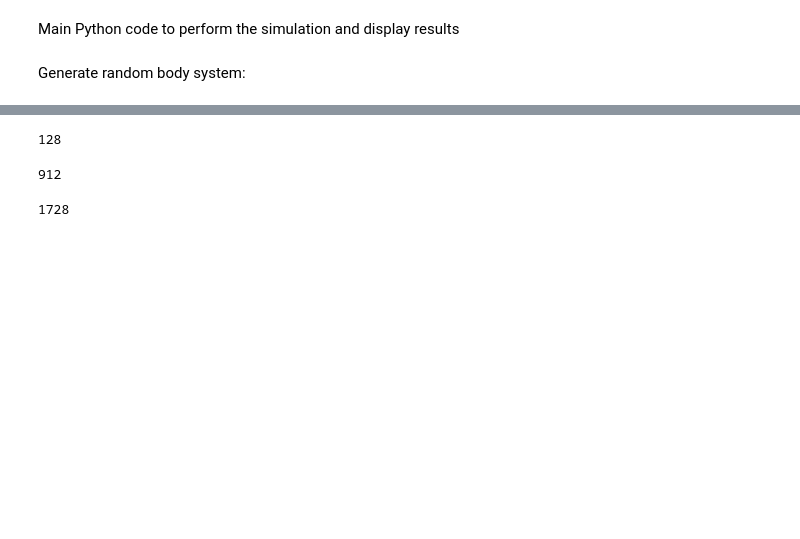
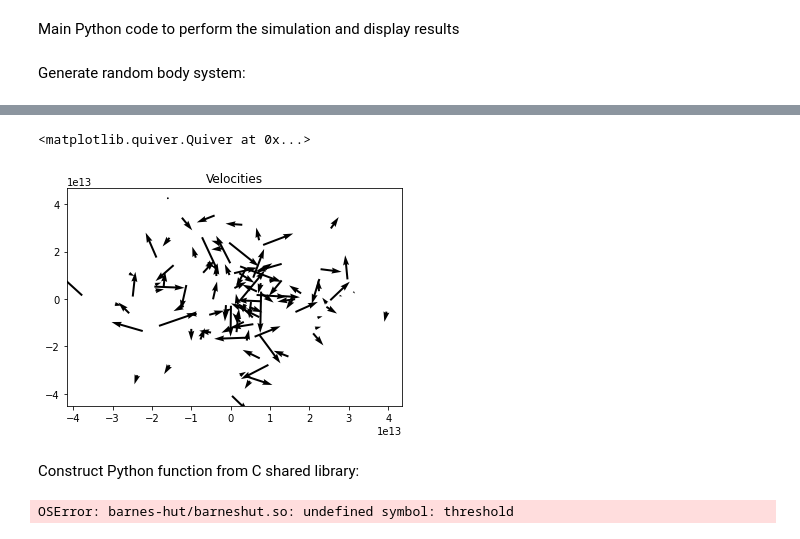
Before and after one commit to integraledelebesgue/Astrophisics, a Jupyter notebook: Simulation1/simulation1.ipynb, the cells around one changed output, grey strips where cells are left out. Drawn from its saved outputs; the diff is of its cells as text; code cells hidden in the pictures; blank space fills up the shorter version.

Commit message:
Compiled C prototype, Python usage attempt.

```diff
--- a/Simulation1/simulation1.ipynb
+++ b/Simulation1/simulation1.ipynb
@@ -46,12 +53,15 @@ from sys import getsizeof
-# %%
-getsizeof(bodies)  # np.dot - 2x więcej niż zip
-# %% [output]
-128
-# %%
-getsizeof(masses)
-# %% [output]
-912
-# %%
-getsizeof(positions)
-# %% [output]
-1728
+# %%
+plt.title('Velocities')
+plt.quiver(positions[:,0], positions[:,1], velocities[:,0], velocities[:,1])
+# %% [output]
+<matplotlib.quiver.Quiver at 0x...>
+[figure, added]
+# %% [markdown]
+Construct Python function from C shared library:
+# %%
+lib = cdll.LoadLibrary("barnes-hut/barneshut.so")
+computeForces = lib.perform
+computeForces.restype = ndpointer(dtype=c_double,
+                          shape=(count,2))
+# %% [output]
+OSError: barnes-hut/barneshut.so: undefined symbol: threshold
```
Also changed, not shown: parts of 9 cells of this notebook, 24 other files.
